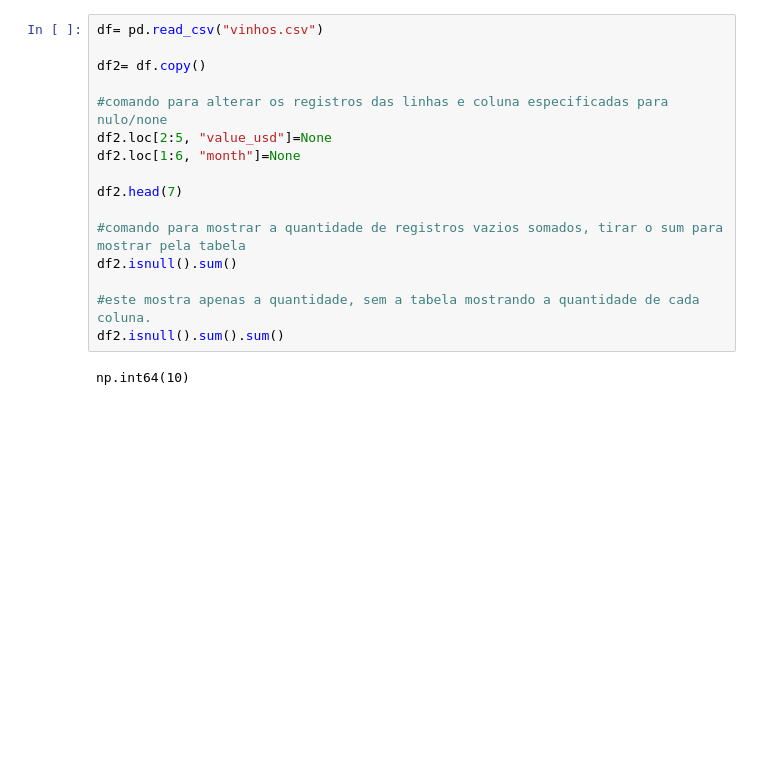
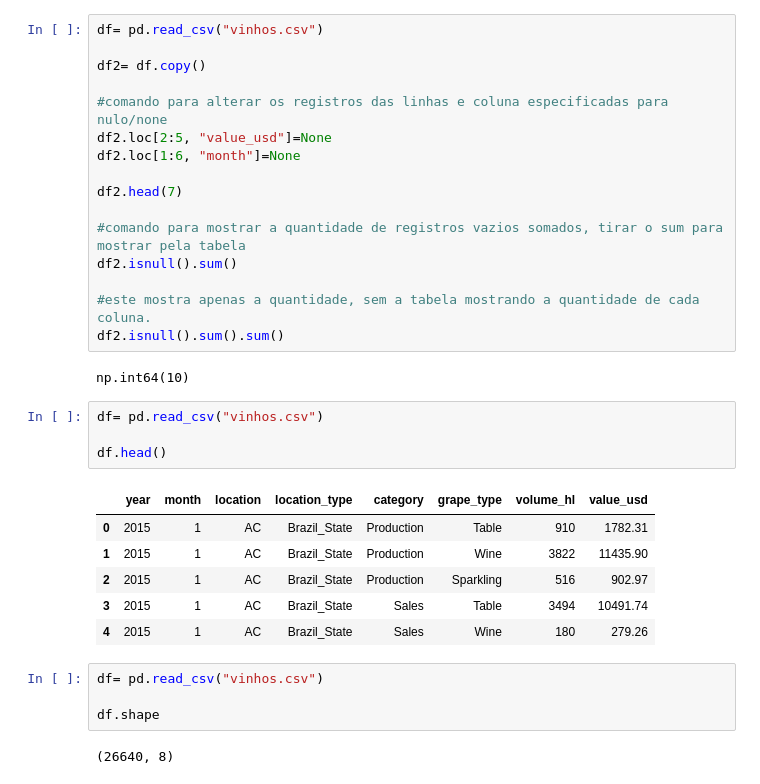
Before and after one commit to ArthurLima06/SENAI-PPDC, a Jupyter notebook: exercicios.ipynb, the cells around one changed output. Saved outputs shown, nothing was run; the diff lists cells and outputs as text; blank space fills up the shorter version.

```diff
--- a/exercicios.ipynb
+++ b/exercicios.ipynb
@@ -833,3 +833,20 @@ df2.isnull().sum()
 df2.isnull().sum().sum()
 # %% [output]
 np.int64(10)
+# %%
+df= pd.read_csv("vinhos.csv")
+
+df.head()
+# %% [output]
+|  | year | month | location | location_type | category | grape_type | volume_hl | value_usd |
+| 0 | 2015 | 1 | AC | Brazil_State | Production | Table | 910 | 1782.31 |
+| 1 | 2015 | 1 | AC | Brazil_State | Production | Wine | 3822 | 11435.90 |
+| 2 | 2015 | 1 | AC | Brazil_State | Production | Sparkling | 516 | 902.97 |
+| 3 | 2015 | 1 | AC | Brazil_State | Sales | Table | 3494 | 10491.74 |
+| 4 | 2015 | 1 | AC | Brazil_State | Sales | Wine | 180 | 279.26 |
+# %%
+df= pd.read_csv("vinhos.csv")
+
+df.shape
+# %% [output]
+(26640, 8)
```
Also changed, not shown: parts of 4 cells of this notebook.
